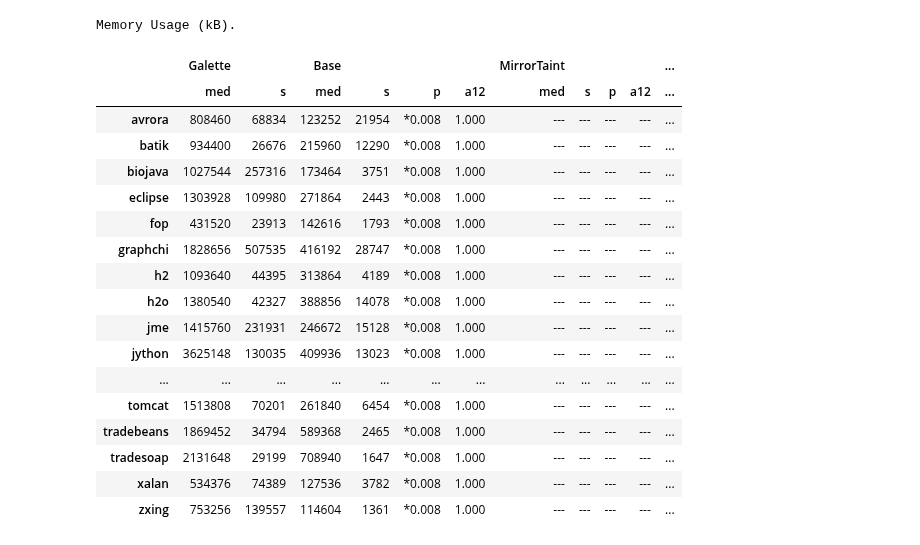
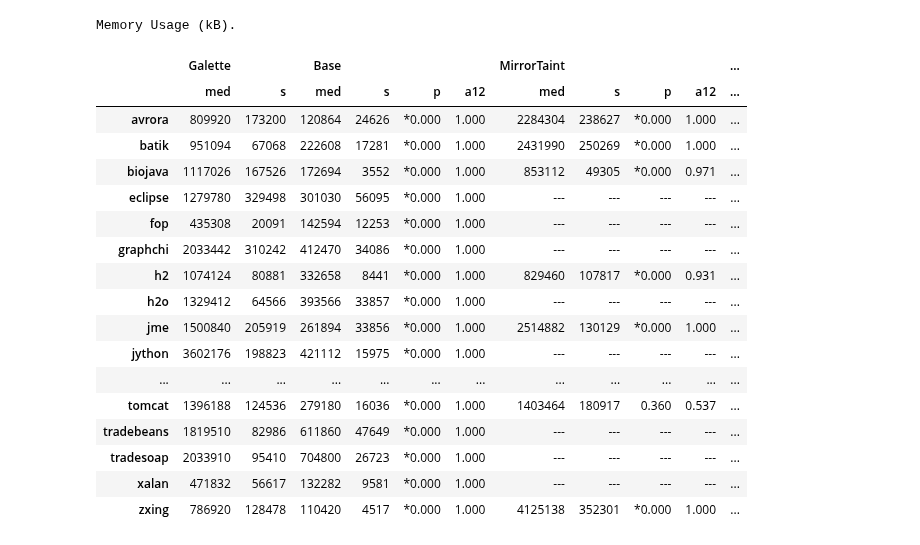
Before and after one commit to neu-se/galette, a Jupyter notebook: scripts/performance.ipynb, the cells around one changed output. Saved outputs shown, nothing was run; the diff lists cells and outputs as text; code cells hidden in the pictures.

```diff
--- a/scripts/performance.ipynb
+++ b/scripts/performance.ipynb
@@ -59,6 +59,6 @@ def style_table(table, title):
         .set_caption(title)
 
 
-reports_dir = '/home/katie/Downloads/galette/slurm-1191363/'
+reports_dir = '/home/katie/Downloads/galette/slurm-1191447/'
 data = extract(reports_dir, os.path.join(reports_dir, 'performance.csv'))
 # %% [output]
@@ -82,22 +101,23 @@ Wrote combined run dataset CSV to /home/katie/Downloads/galette/slurm-1191363/pe
 # %%
-style_table(create_table(data, 'rss'), 'Memory Usage (kB).')
+memory_table = style_table(create_table(data, 'rss'), 'Memory Usage (kB).')
+memory_table
 # %% [output]
 Memory Usage (kB).
 |  | Galette |  | Base |  |  |  | MirrorTaint |  |  |  | ... |
 |  | med | s | med | s | p | a12 | med | s | p | a12 | ... |
-| avrora | 808460 | 68834 | 123252 | 21954 | *0.008 | 1.000 | --- | --- | --- | --- | ... |
-| batik | 934400 | 26676 | 215960 | 12290 | *0.008 | 1.000 | --- | --- | --- | --- | ... |
-| biojava | 1027544 | 257316 | 173464 | 3751 | *0.008 | 1.000 | --- | --- | --- | --- | ... |
-| eclipse | 1303928 | 109980 | 271864 | 2443 | *0.008 | 1.000 | --- | --- | --- | --- | ... |
-| fop | 431520 | 23913 | 142616 | 1793 | *0.008 | 1.000 | --- | --- | --- | --- | ... |
-| graphchi | 1828656 | 507535 | 416192 | 28747 | *0.008 | 1.000 | --- | --- | --- | --- | ... |
-| h2 | 1093640 | 44395 | 313864 | 4189 | *0.008 | 1.000 | --- | --- | --- | --- | ... |
-| h2o | 1380540 | 42327 | 388856 | 14078 | *0.008 | 1.000 | --- | --- | --- | --- | ... |
-| jme | 1415760 | 231931 | 246672 | 15128 | *0.008 | 1.000 | --- | --- | --- | --- | ... |
-| jython | 3625148 | 130035 | 409936 | 13023 | *0.008 | 1.000 | --- | --- | --- | --- | ... |
+| avrora | 809920 | 173200 | 120864 | 24626 | *0.000 | 1.000 | 2284304 | 238627 | *0.000 | 1.000 | ... |
+| batik | 951094 | 67068 | 222608 | 17281 | *0.000 | 1.000 | 2431990 | 250269 | *0.000 | 1.000 | ... |
+| biojava | 1117026 | 167526 | 172694 | 3552 | *0.000 | 1.000 | 853112 | 49305 | *0.000 | 0.971 | ... |
+| eclipse | 1279780 | 329498 | 301030 | 56095 | *0.000 | 1.000 | --- | --- | --- | --- | ... |
+| fop | 435308 | 20091 | 142594 | 12253 | *0.000 | 1.000 | --- | --- | --- | --- | ... |
+| graphchi | 2033442 | 310242 | 412470 | 34086 | *0.000 | 1.000 | --- | --- | --- | --- | ... |
+| h2 | 1074124 | 80881 | 332658 | 8441 | *0.000 | 1.000 | 829460 | 107817 | *0.000 | 0.931 | ... |
+| h2o | 1329412 | 64566 | 393566 | 33857 | *0.000 | 1.000 | --- | --- | --- | --- | ... |
+| jme | 1500840 | 205919 | 261894 | 33856 | *0.000 | 1.000 | 2514882 | 130129 | *0.000 | 1.000 | ... |
+| jython | 3602176 | 198823 | 421112 | 15975 | *0.000 | 1.000 | --- | --- | --- | --- | ... |
 | ... | ... | ... | ... | ... | ... | ... | ... | ... | ... | ... | ... |
-| tomcat | 1513808 | 70201 | 261840 | 6454 | *0.008 | 1.000 | --- | --- | --- | --- | ... |
-| tradebeans | 1869452 | 34794 | 589368 | 2465 | *0.008 | 1.000 | --- | --- | --- | --- | ... |
-| tradesoap | 2131648 | 29199 | 708940 | 1647 | *0.008 | 1.000 | --- | --- | --- | --- | ... |
-| xalan | 534376 | 74389 | 127536 | 3782 | *0.008 | 1.000 | --- | --- | --- | --- | ... |
-| zxing | 753256 | 139557 | 114604 | 1361 | *0.008 | 1.000 | --- | --- | --- | --- | ... |
+| tomcat | 1396188 | 124536 | 279180 | 16036 | *0.000 | 1.000 | 1403464 | 180917 | 0.360 | 0.537 | ... |
+| tradebeans | 1819510 | 82986 | 611860 | 47649 | *0.000 | 1.000 | --- | --- | --- | --- | ... |
+| tradesoap | 2033910 | 95410 | 704800 | 26723 | *0.000 | 1.000 | --- | --- | --- | --- | ... |
+| xalan | 471832 | 56617 | 132282 | 9581 | *0.000 | 1.000 | --- | --- | --- | --- | ... |
+| zxing | 786920 | 128478 | 110420 | 4517 | *0.000 | 1.000 | 4125138 | 352301 | *0.000 | 1.000 | ... |
```
Also changed, not shown: parts of 5 cells of this notebook, 5 other files.
